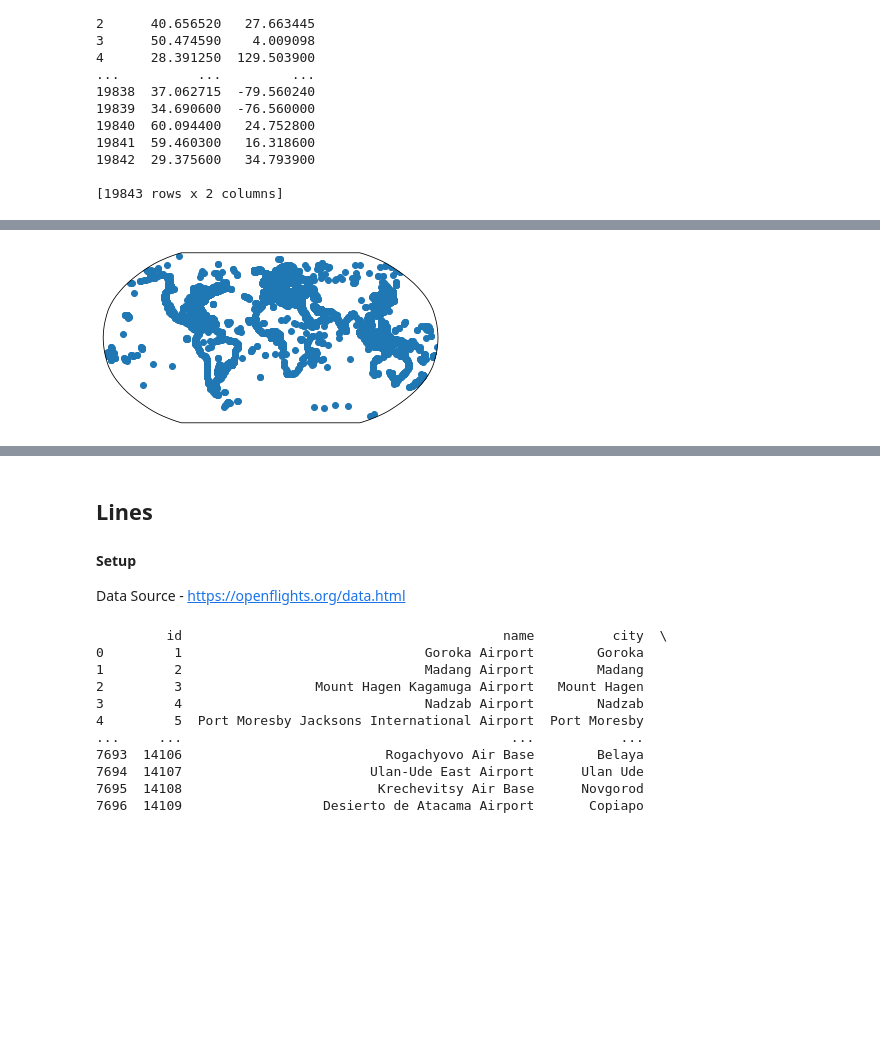
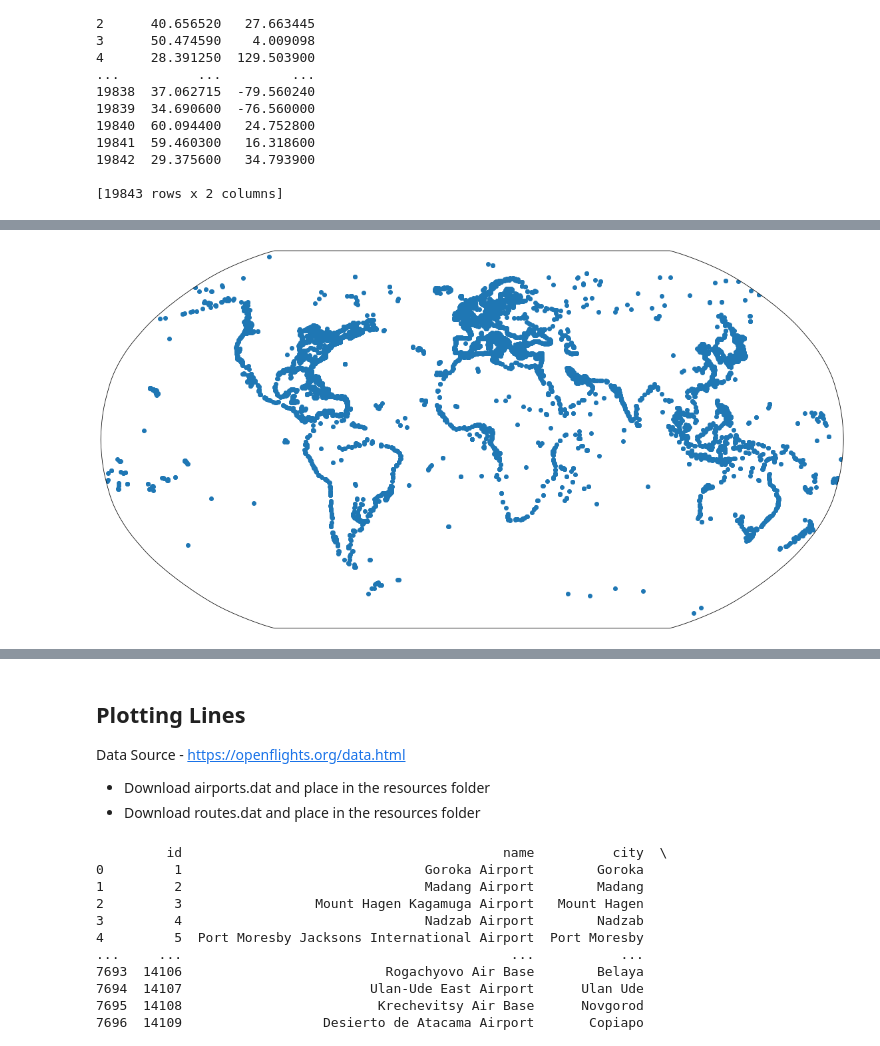
Before and after one commit to symmy596/PythonMaps-Scipy-2022, a Jupyter notebook: slides/3_Points_and_Lines.ipynb, the cells around one changed output, grey strips where cells are left out. Cells and saved outputs as stored; diff of their text form; code cells hidden in the pictures; blank space fills up the shorter version.

```diff
--- a/slides/3_Points_and_Lines.ipynb
+++ b/slides/3_Points_and_Lines.ipynb
@@ -62,11 +52,11 @@ plt.show()
 # %%
 import cartopy.crs as ccrs
 
-fig, ax = plt.subplots(subplot_kw={'projection': ccrs.Robinson()})
+fig, ax = plt.subplots(subplot_kw={'projection': ccrs.Robinson()}, figsize=(20,20))
 port_geodata.plot(ax=ax, transform=ccrs.PlateCarree())
 plt.show()
 # %% [output]
-[figure, old version]
+[figure, new version]
 # %% [markdown]
 #### Exercise 1
 
@@ -78,11 +68,12 @@ My attempt
 
 ![alt text](../resources/assets/ports.png "Title")
 # %% [markdown]
-## Lines
-
-#### Setup
+## Plotting Lines
 
 Data Source - https://openflights.org/data.html
+
+- Download airports.dat and place in the resources folder
+- Download routes.dat and place in the resources folder
 # %%
 airports = pd.read_csv("../resources/airports", delimiter=',', names=['id', 'name', 'city', 'country', 'iata',
                                                                    'icao', 'lat', 'long', 'altitude', 'timezone',
```
Also changed, not shown: parts of 13 cells of this notebook, 5 other files.
